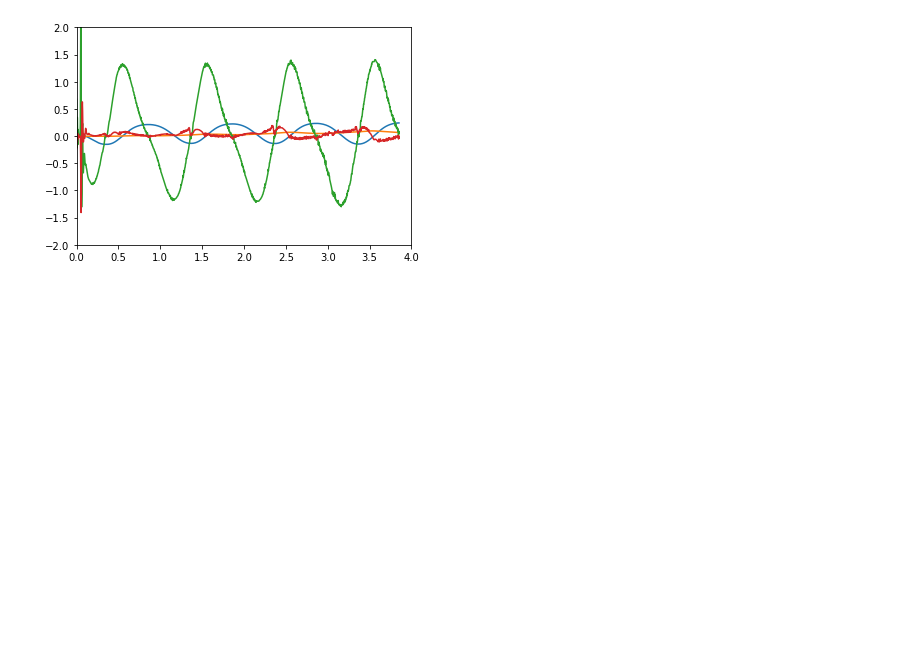
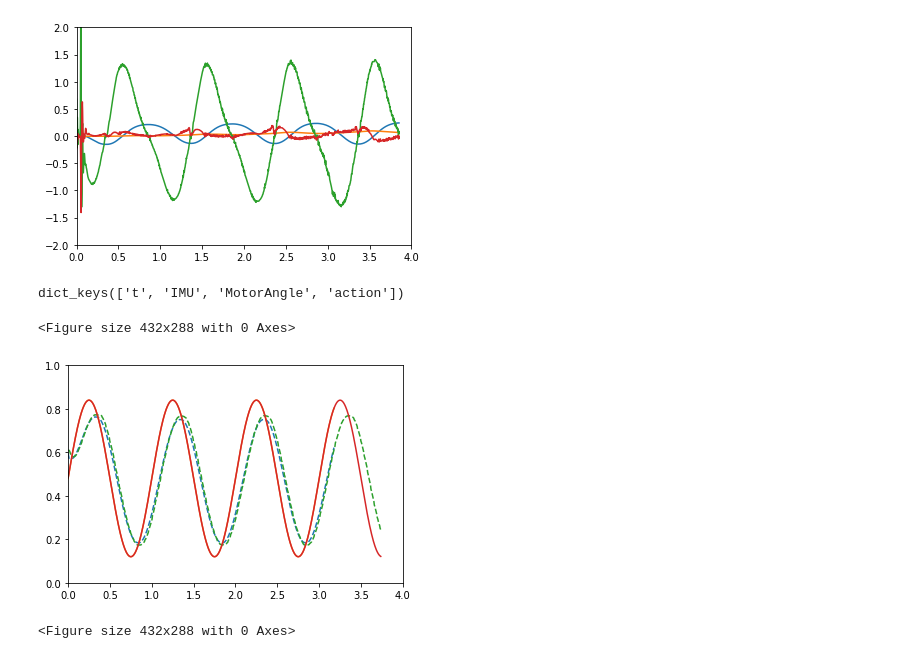
Before and after one commit to jietan/puppersim, a Jupyter notebook: IMU identification.ipynb, the cells around one changed output. Drawn from its saved outputs; the diff is of its cells as text; code cells hidden in the pictures; blank space fills up the shorter version.

Commit message:
clean up the jupyter colab to visualize logs. Add two logs for comparing joint angles.

```diff
--- a/IMU identification.ipynb
+++ b/IMU identification.ipynb
@@ -2,8 +2,11 @@
 import pickle
 import matplotlib.pyplot as plt
 import numpy as np
+import os
 
-f = open('/home/jietan/Projects/puppersim/env_real_bf_log.txt', 'rb')
+data_folder = '/home/jietan/Projects/puppersim/puppersim/data/system_id/'
+
+f = open(os.path.join(data_folder, 'env_real_bf_log.txt'), 'rb')
 env_log = pickle.load(f)
 
 # print(env_log)
@@ -15,7 +18,7 @@ plt.ylim(-2, 2)
 plt.xlim(0,4)
 plt.figure()
 
-f1 = open('/home/jietan/Projects/puppersim/env_sim_bf_log.txt', 'rb')
+f1 = open(os.path.join(data_folder, 'env_sim_bf_log.txt'), 'rb')
 env_sim_log = pickle.load(f1)
 
 # print(env_log)
@@ -31,7 +34,7 @@ plt.xlim(0,4)
 [figure]
 [figure]
 # %%
-f = open('/home/jietan/Projects/puppersim/env_real_lr_log.txt', 'rb')
+f = open(os.path.join(data_folder, 'env_real_lr_log.txt'), 'rb')
 env_log = pickle.load(f)
 
 # print(env_log)
@@ -43,7 +46,7 @@ plt.ylim(-2, 2)
 plt.xlim(0,4)
 plt.figure()
 
-f1 = open('/home/jietan/Projects/puppersim/env_sim_lr_log.txt', 'rb')
+f1 = open(os.path.join(data_folder,'env_sim_lr_log.txt'), 'rb')
 env_sim_log = pickle.load(f1)
 
 # print(env_log)
@@ -57,3 +60,30 @@ plt.xlim(0,4)
 (0.0, 4.0)
 [figure]
 [figure]
+# %%
+f = open(os.path.join(data_folder, 'env_sim_1_joint_log.txt'), 'rb')
+env_log = pickle.load(f)
+
+print(env_log.keys())
+plt.plot(env_log['t'], np.array(env_log['MotorAngle'])[:,1], '--')
+plt.plot(env_log['t'], np.array(env_log['action'])[:,1])
+#     plt.plot(env_log['t'], np.array(env_log['MotorAngle'])[:, 2])
+#     plt.plot(env_log['t'], np.array(env_log['MotorAngle'])[:, 3])
+plt.ylim(0, 1)
+plt.xlim(0,4)
+# plt.figure()
+
+f = open(os.path.join(data_folder, 'env_real_1_joint_log.txt'), 'rb')
+env_log = pickle.load(f)
+plt.plot(env_log['t'], np.array(env_log['MotorAngle'])[:,1], '--')
+plt.plot(env_log['t'], np.array(env_log['action'])[:,1])
+#     plt.plot(env_log['t'], np.array(env_log['MotorAngle'])[:, 2])
+#     plt.plot(env_log['t'], np.array(env_log['MotorAngle'])[:, 3])
+plt.ylim(0, 1)
+plt.xlim(0,4)
+plt.figure()
+# %% [output]
+dict_keys(['t', 'IMU', 'MotorAngle', 'action'])
+<Figure size 432x288 with 0 Axes>
+[figure, added]
+<Figure size 432x288 with 0 Axes>
```
Also changed, not shown: 2 other files.
